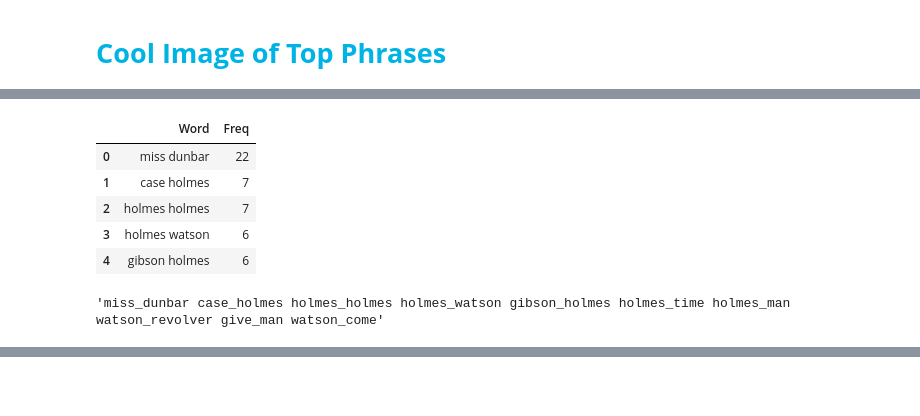
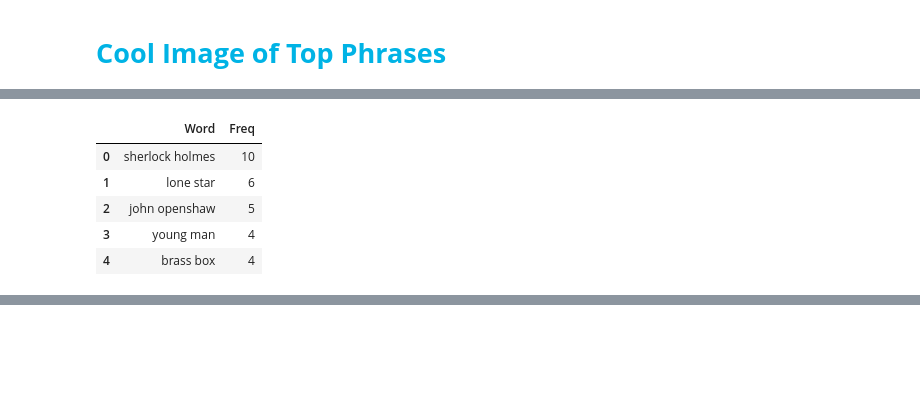
Before and after one commit to seyed7seyed/NLP, a Jupyter notebook: Text_Summarizer.ipynb, the cells around one changed output, grey strips where cells are left out. Drawn from its saved outputs; the diff is of its cells as text; code cells hidden in the pictures; blank space fills up the shorter version.

```diff
--- a/Text_Summarizer.ipynb
+++ b/Text_Summarizer.ipynb
@@ -56,8 +56,8 @@ from nltk.stem             import WordNetLemmatizer
 #####
 <span style="font-family:Arial; font-weight:Bold; font-size:1.8em; color:deeppink;"> loading dataset
 # %%
-with open('Story_3.txt', 'r') as file:
-    text = file.read().strip().replace('\n',' ').replace(';','.')
+with open('Story_2.txt', 'r') as file:
+    text = file.read().strip().replace('\n',' ').replace(';','.').replace('-',' ')
 
 Clean_Text = ''
 for word in word_tokenize(text):
@@ -102,11 +102,12 @@ data['text'] = data['text'].apply(into_lower)
 # %%
 # Setting English StopWords
 stop_words = set( stopwords.words('english') )
-new_words  = [ 'some','one','like' ,'br', 'could','would','get','make','really','see',
+new_words  = [ 'some','like' ,'br', 'could','would','get','make','really','see',
                'well','much','good','great','first','last','people','also','bad','worst' ,'may','thing',
-               'make','go','think','know','watch','look','many','said','say','mr','new','take','told','back'
-               'mr', 'mrs', 'upon', 'sir', 'yes', 'no', 'u', 's', 'k', 'n', 'next', 'half', 'quarter', 'third', 'late',
-               'ago', 'before', 'after', 'behind', 'back', 'front', 'oh', 'yet', 'indeed', 'due'
+               'make','go','think','know','watch','look','many','said','say','mr','new','take','told','back',
+               'upon', 'yes', 'no', 'u', 's', 'k', 'n', 'next', 'half', 'quarter', 'third',
+               'late', 'ago', 'before', 'after', 'behind', 'back', 'front', 'oh', 'yet', 'indeed', 'due',
+               'give', 'find', 'come', 'seem', 'whether', 'if'
              ]
 stop_words = stop_words.union(new_words)
 # %% [markdown]
@@ -222,7 +235,7 @@ plot( x=cat, y=sclr, kind='bar',  figsize=(13,3), color='cyan', edgecolor='blue'
 # %% [markdown]
 <span style="font-family:Arial; font-weight:Bold; font-size:1.8em; color:deeppink;"> Keeping Top Words
 # %%
-n = 20
+n = 3000
 Top_Words = words_count.loc[:n,'word'].tolist()
 Top_Words[:5]
 # %% [output]
@@ -245,11 +256,17 @@ data['text'][0]
 #####
 <span style="font-family:Arial; font-weight:Bold; font-size:1.8em; color:#00b3e5;"> Cool Image of Top Phrases
 # %%
-vec=CountVectorizer( min_df=0, max_df=500, binary=False, ngram_range=(2,3) ).fit(data['text'])
+df = pd.DataFrame( )
+df['text'] = [text]
+df['text'] = df['text'].apply(remove_new_lines)
+#df['text'] = df['text'].apply(remove_punctuations)
+df['text'] = df['text'].apply(into_lower)
+
+vec=CountVectorizer( min_df=0, max_df=500, binary=False, ngram_range=(2,3) ).fit( df['text'] )
 bag=vec.transform(data['text'])
 
 s = bag.sum(axis=0)
 f = [ (word,s[0,idx]) for word, idx in vec.vocabulary_.items() ]
 f = sorted( f, key=lambda x: x[1], reverse=True )
-f[:5]
+f[:50]
 # %% [output]
@@ -261,31 +290,15 @@ f[:5]
 # %%
-Top_N = 10
+Top_N = 7
 Top_Phrases = pd.DataFrame(f[:Top_N], columns=['Word','Freq'])
+Freq_Max = Top_Phrases.loc[0,'Freq']
 Top_Phrases.head()
 # %% [output]
 |  | Word | Freq |
-| 0 | miss dunbar | 22 |
-| 1 | case holmes | 7 |
-| 2 | holmes holmes | 7 |
-| 3 | holmes watson | 6 |
-| 4 | gibson holmes | 6 |
+| 0 | sherlock holmes | 10 |
+| 1 | lone star | 6 |
+| 2 | john openshaw | 5 |
+| 3 | young man | 4 |
+| 4 | brass box | 4 |
-# %%
-Top_Corpus = []
-for w in Top_Phrases['Word']:
-    try:
-        w1,w2 = w.split()
-        Top_Corpus.append(str(w1+'_'+w2))
-    except:
-        try:
-            w1,w2,w3 = w.split()
-            Top_Corpus.append(str(w1+'_'+w2+'_'+w3))
-        except:
-            w1,w2,w3,w4 = w.split()
-            Top_Corpus.append(str(w1+'_'+w2+'_'+w3+'_'+w4))
-Top_Corpus = ' '.join(Top_Corpus)
-Top_Corpus
-# %% [output]
-'miss_dunbar case_holmes holmes_holmes holmes_watson gibson_holmes holmes_time holmes_man watson_revolver give_man watson_come'
 # %%
 Top_Corpus = []
 for w in Top_Phrases['Word']:
```
Also changed, not shown: parts of 19 cells of this notebook.
